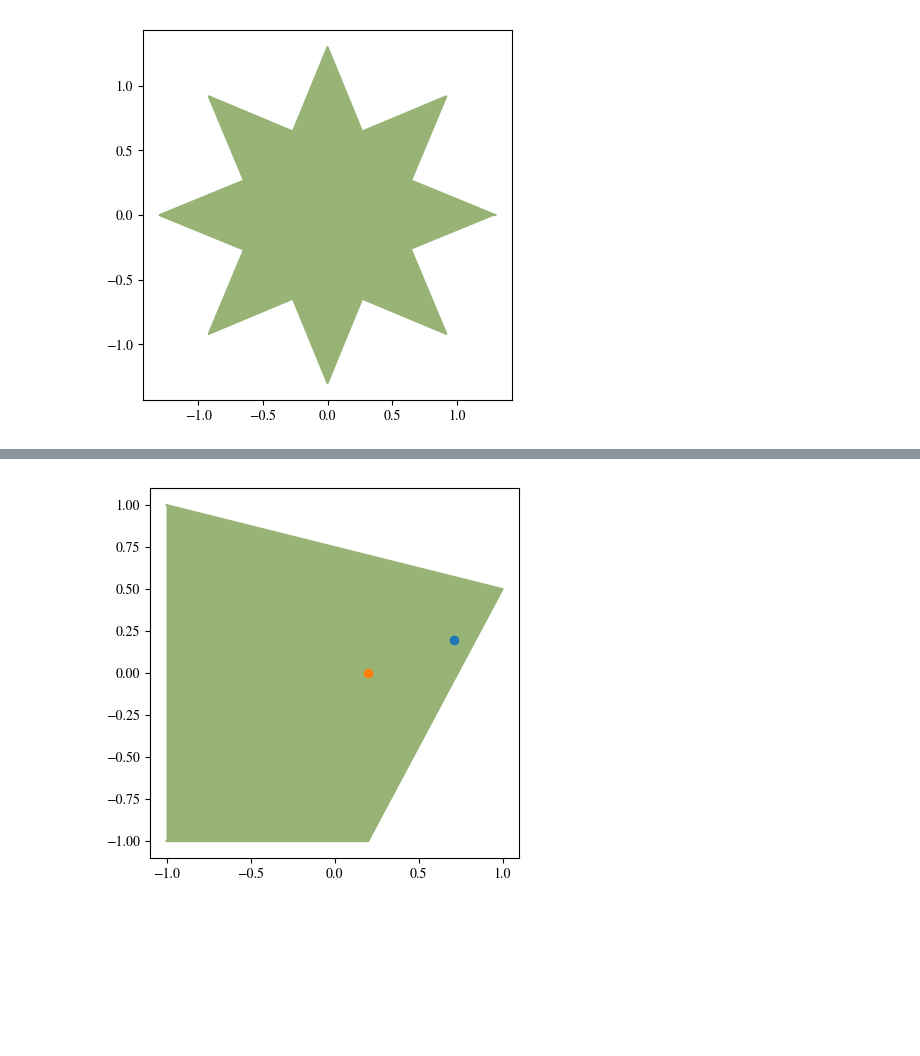
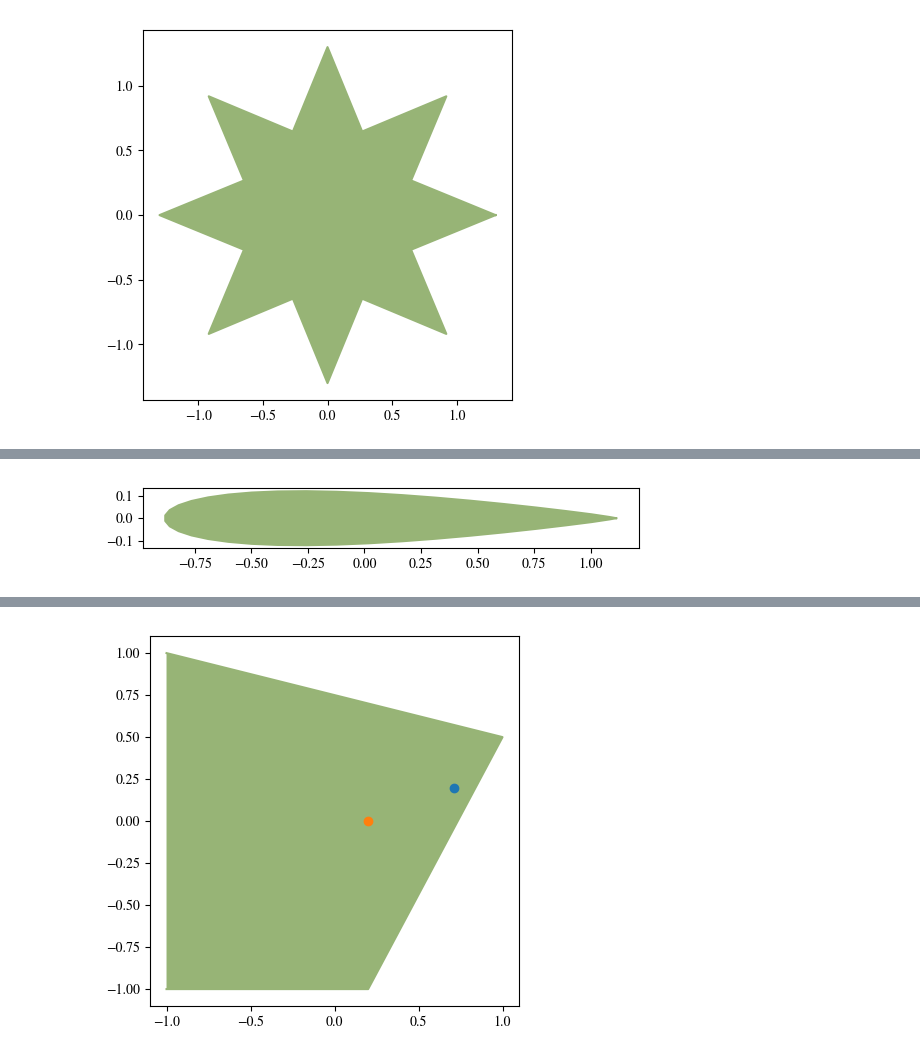
Before and after one commit to jdeldre/SchwarzChristoffel.jl, a Jupyter notebook: src/TestingSC.ipynb, the cells around one changed output, grey strips where cells are left out. Drawn from its saved outputs; the diff is of its cells as text; code cells hidden in the pictures; blank space fills up the shorter version.

```diff
--- a/src/TestingSC.ipynb
+++ b/src/TestingSC.ipynb
@@ -20,0 +16,6 @@ plot(p)
+# %%
+w = naca4(0.0,0.0,0.12;len=2)
+p = Polygon(w)
+plot(p)
+# %% [output]
+[figure, added]
```
Also changed, not shown: parts of 10 cells of this notebook, 4 other files.
